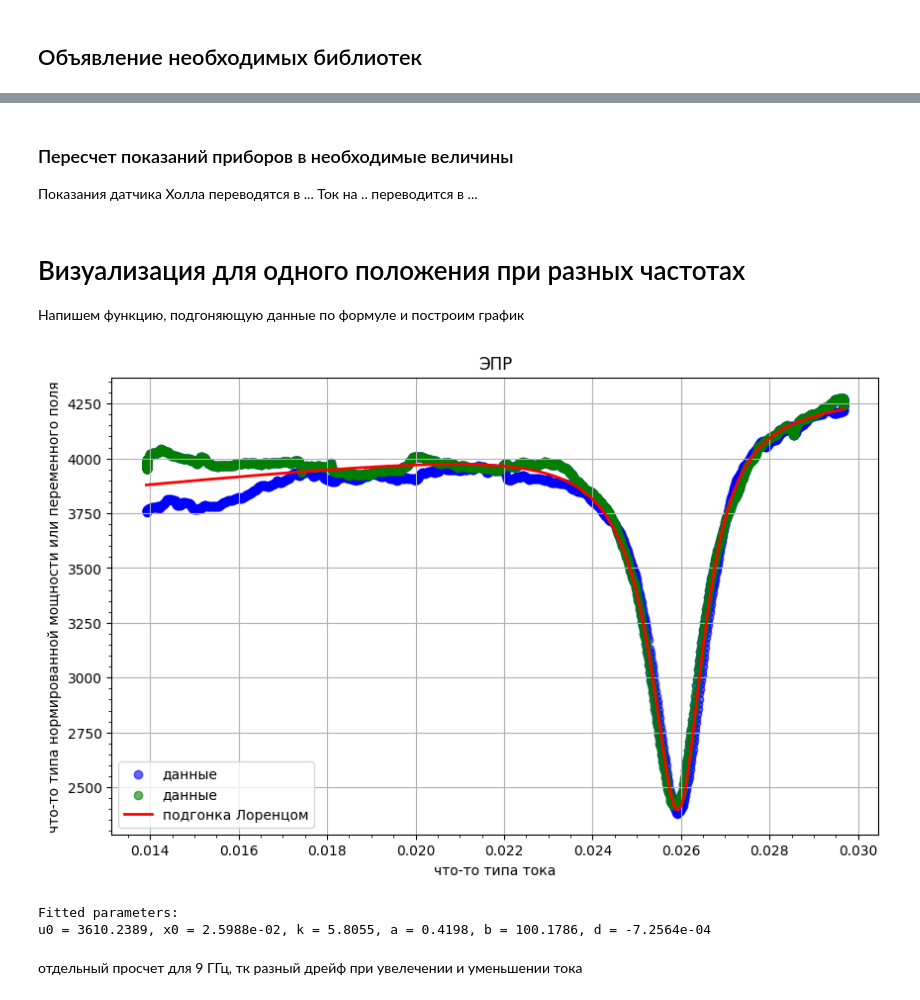
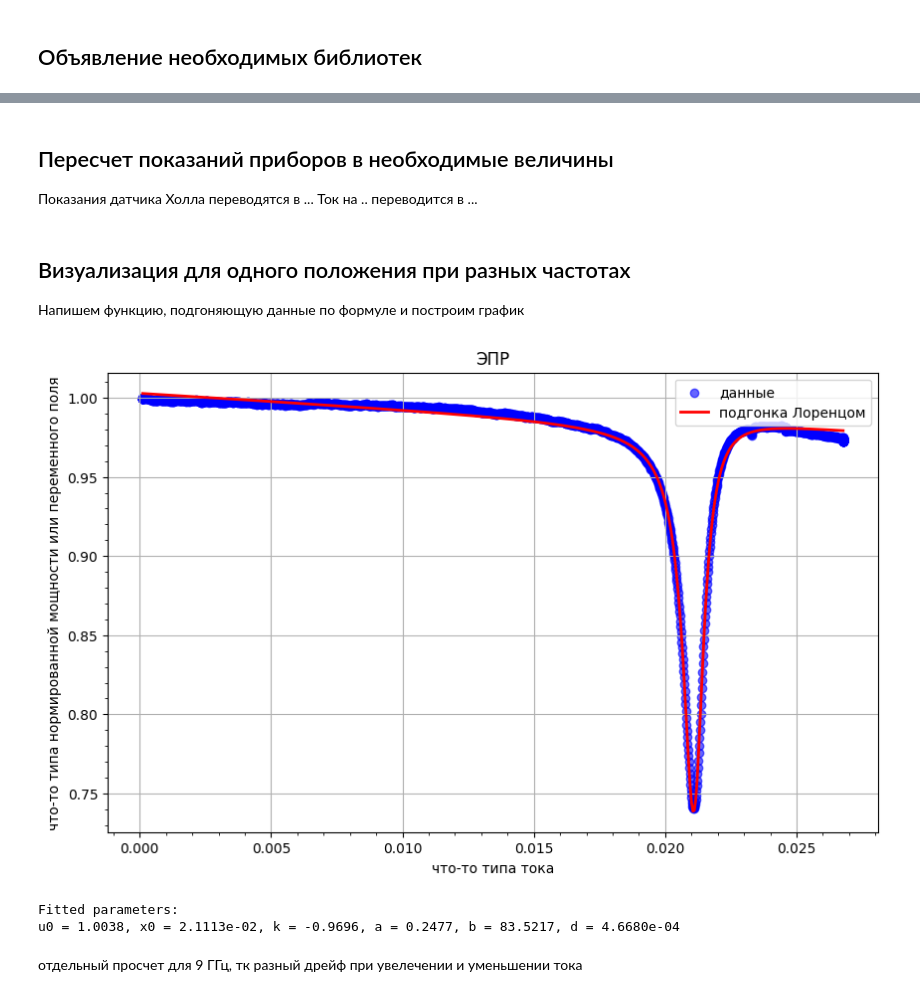
Before and after one commit to golenn/-, a Jupyter notebook: plot.ipynb, the cells around one changed output, grey strips where cells are left out. Saved outputs shown, nothing was run; the diff lists cells and outputs as text; code cells hidden in the pictures.

```diff
--- a/plot.ipynb
+++ b/plot.ipynb
@@ -18,9 +14,9 @@ import os
 # %% [markdown]
-### Пересчет показаний приборов в необходимые величины
+## Пересчет показаний приборов в необходимые величины
 Показания датчика Холла переводятся в ...
 Ток на .. переводится в ...
 # %% [markdown]
-# Визуализация для одного положения при разных частотах
+## Визуализация для одного положения при разных частотах
 Напишем функцию, подгоняющую данные по формуле и построим график
 # %%
 # Функция Лоренца
@@ -30,51 +26,51 @@ def lorentzian(x, u0, x0, k, a, b, d): # u0 убрал из формулы, тк
     )
 
 # Считывание данных из файла
-filename = '/home/golenn/EPR/data/23 14GHz 270degr.dat'
+filename = '/home/golenn/EPR/data/01 11GHz 270degr.dat'
 data = pd.read_csv(filename, skiprows=3, sep='\t')
 data.columns = ["X_channel", "Y_channel", "II_channel", "timestamp"]
 x_data = data["X_channel"].values
 y_data = data["Y_channel"].values
 
 # Нормировка по Y
-#y_max = max(y_data)
-#for i in range(len(y_data)):
-#    y_data[i] = y_data[i] / y_max
+y_max = max(y_data)
+for i in range(len(y_data)):
+    y_data[i] = y_data[i] / y_max
 
 # Начальные приближения параметров
-u0_guess = 4300
+u0_guess = 1
 x0_guess = x_data[np.argmax(y_data)]
 initial_guess = [u0_guess, x0_guess, 0.1, 0.1, 0.1, 0.1]
 
 # Подбор параметров
 params, params_cov = curve_fit(lorentzian, x_data, y_data, p0=initial_guess)
 
 # Генерация кривой для графика
 x_fit = np.linspace(min(x_data), max(x_data), 500)
 y_fit = lorentzian(x_fit, *params)
 
 # Построение графика
 plt.figure(figsize=(10, 6))
 plt.scatter(x_data, y_data, color='blue', label='данные', alpha=0.6)
-plt.scatter(x_data[np.argmax(x_data):], y_data[np.argmax(x_data):], color='green', label='данные', alpha=0.6)
+#plt.scatter(x_data[np.argmax(x_data):], y_data[np.argmax(x_data):], color='green', label='данные', alpha=0.6)
 plt.plot(x_fit, y_fit, color='red', label='подгонка Лоренцом', linewidth=2)
 plt.title('ЭПР')
 plt.ylabel('что-то типа нормированной мощности или переменного поля')
 plt.xlabel('что-то типа тока')
 plt.legend()
 plt.grid()
 plt.minorticks_on()
 
 #plt.savefig(fname='EPR 9 GHz')
 plt.show()
 # Вывод параметров
 print("Fitted parameters:")
 print(f"u0 = {params[0]:.4f}, x0 = {params[1]:.4e}, k = {params[2]:.4f}, "
       f"a = {params[3]:.4f}, b = {params[4]:.4f}, d = {params[5]:.4e}")
 # %% [output]
-[figure, old version]
+[figure, new version]
 Fitted parameters:
-u0 = 3610.2389, x0 = 2.5988e-02, k = 5.8055, a = 0.4198, b = 100.1786, d = -7.2564e-04
+u0 = 1.0038, x0 = 2.1113e-02, k = -0.9696, a = 0.2477, b = 83.5217, d = 4.6680e-04
 # %% [markdown]
 отдельный просчет для 9 ГГц, тк разный дрейф при увелечении и уменьшении тока
 # %%
```
Also changed, not shown: parts of 4 cells of this notebook, 3 other files.
